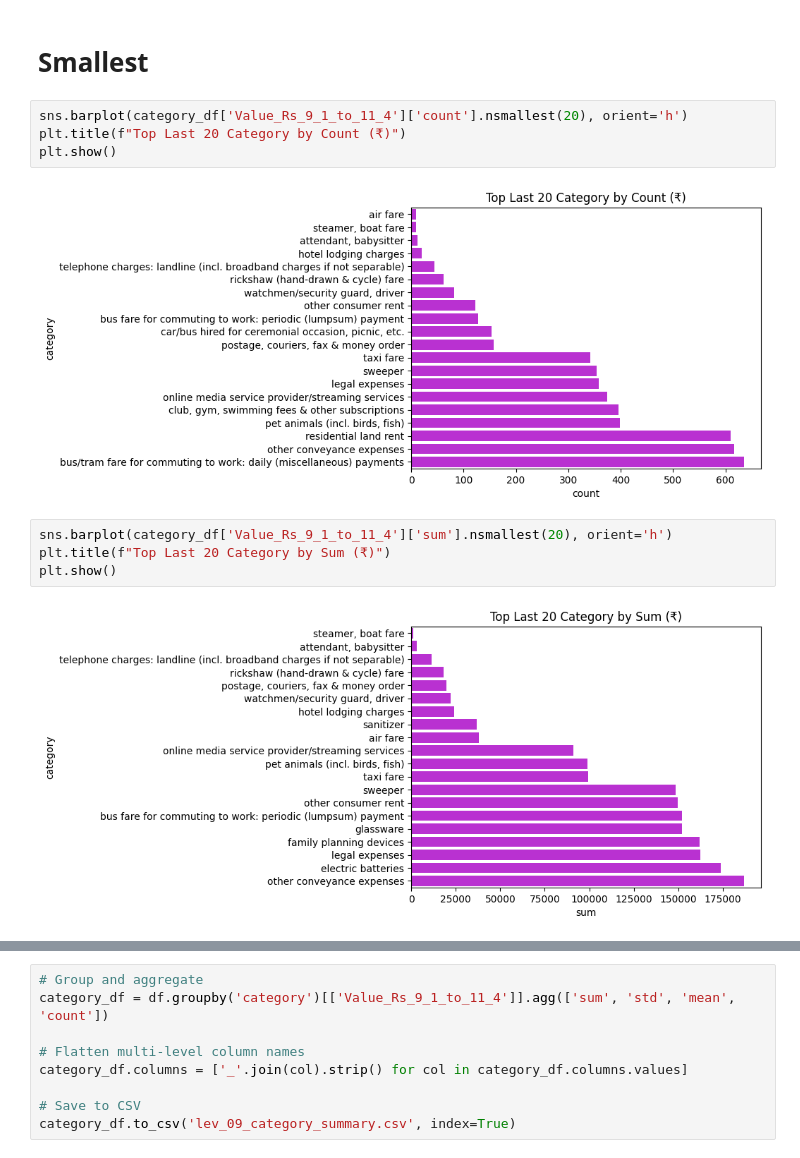
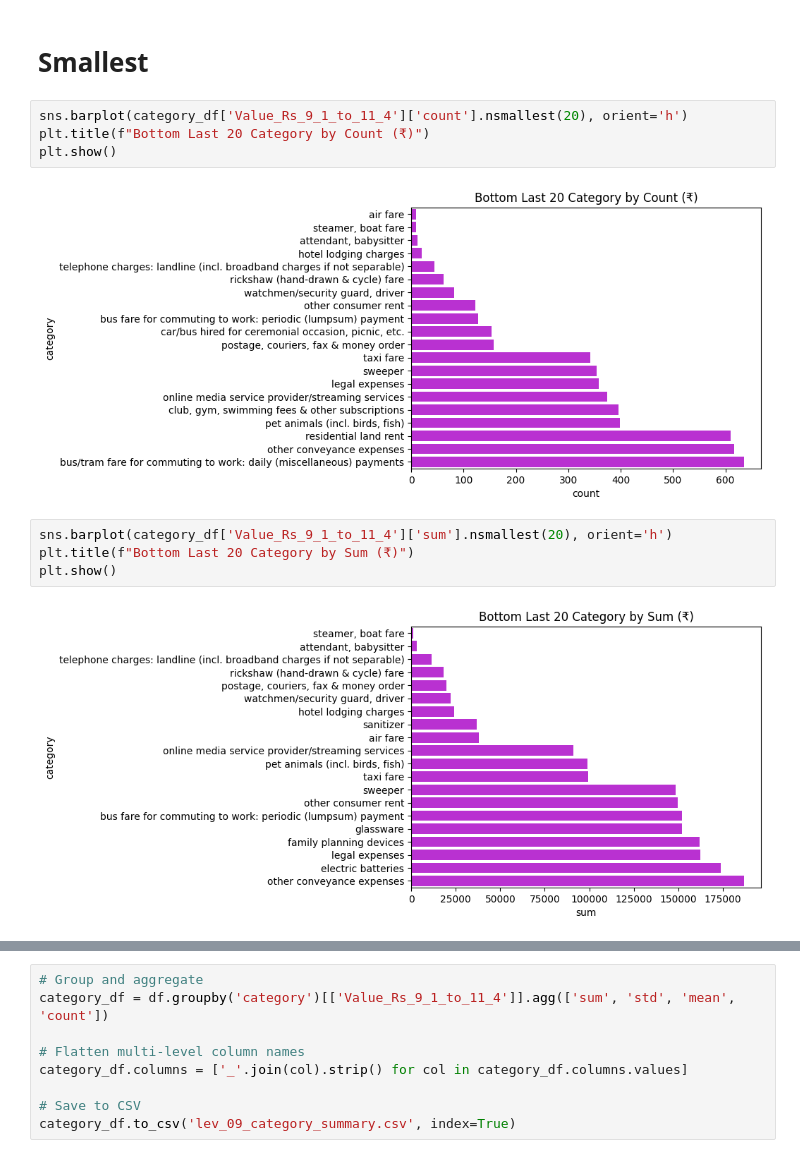
Before and after one commit to Rudra-G-23/rural-financial-inclusion-govt-scheme-recommendation, a Jupyter notebook: parquet-data/lev-09/notebooks/lev-09-03-item-code-01.ipynb, the cells around one changed output, grey strips where cells are left out. Cells and saved outputs as stored; diff of their text form.

```diff
--- a/parquet-data/lev-09/notebooks/lev-09-03-item-code-01.ipynb
+++ b/parquet-data/lev-09/notebooks/lev-09-03-item-code-01.ipynb
@@ -250,15 +250,15 @@ plt.show()
 # Smallest
 # %%
 sns.barplot(category_df['Value_Rs_9_1_to_11_4']['count'].nsmallest(20), orient='h')
-plt.title(f"Top Last 20 Category by Count (₹)")
+plt.title(f"Bottom Last 20 Category by Count (₹)")
 plt.show()
 # %% [output]
-[figure, old version]
+[figure, new version]
 # %%
 sns.barplot(category_df['Value_Rs_9_1_to_11_4']['sum'].nsmallest(20), orient='h')
-plt.title(f"Top Last 20 Category by Sum (₹)")
+plt.title(f"Bottom Last 20 Category by Sum (₹)")
 plt.show()
 # %% [output]
-[figure, old version]
+[figure, new version]
 # %%
 sns.barplot(category_df['Value_Rs_9_1_to_11_4']['mean'].nsmallest(20), orient='h')
```
Also changed, not shown: parts of 2 cells of this notebook, 11 other files.
